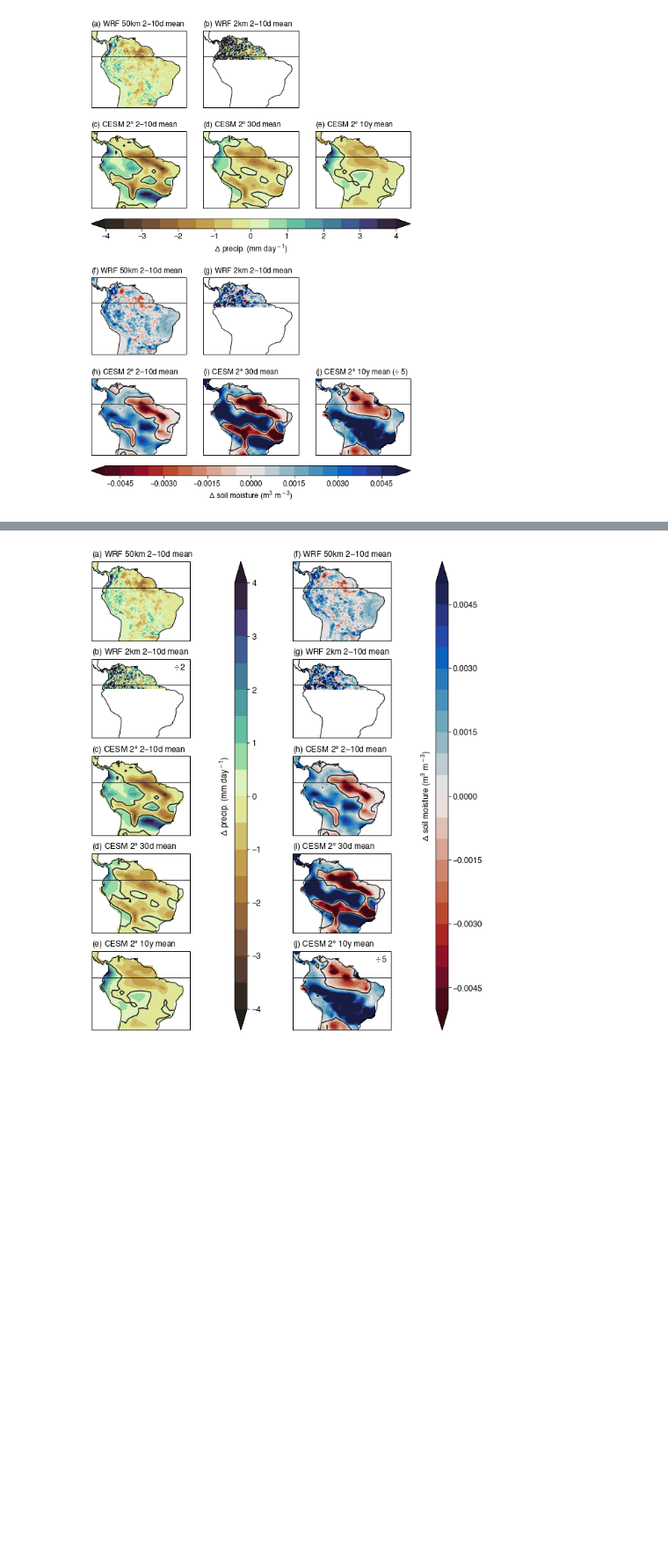
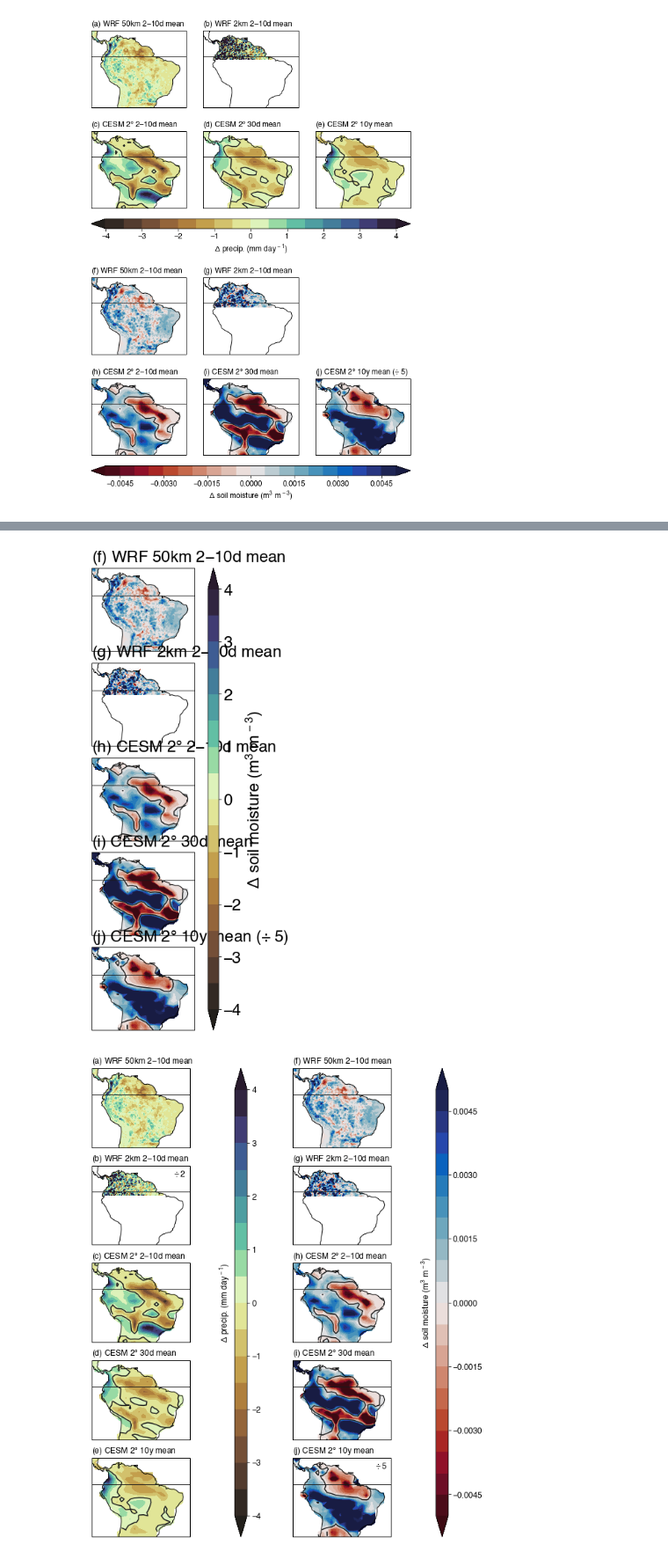
Before and after one commit to bairdlangenbrunner/amazon-phys-response-paper, a Jupyter notebook: scripts/POSTER_precip_and_soil_moisture_maps.ipynb, the cells around one changed output, grey strips where cells are left out. Shown at 88% size. Saved outputs shown, nothing was run; the diff lists cells and outputs as text; code cells hidden in the pictures; blank space fills up the shorter version.

Commit message:
add soil moisture maps

```diff
--- a/scripts/POSTER_precip_and_soil_moisture_maps.ipynb
+++ b/scripts/POSTER_precip_and_soil_moisture_maps.ipynb
@@ -1316,19 +1318,23 @@ fig.savefig('../figures/POSTER_precip_maps.pdf', bbox_inches='tight', transparen
 # %%
+fontsize=24
+
+fig = mp.figure(figsize=(3,10))
+
 map_proj = cartopy.crs.PlateCarree()
 
-ax1 = fig.add_subplot(gs[9], projection=map_proj)
+ax1 = fig.add_subplot(511, projection=map_proj)
 ax1.set_extent([273,329,-30,15], crs=map_proj)
 
-ax2 = fig.add_subplot(gs[10], projection=map_proj)
+ax2 = fig.add_subplot(512, projection=map_proj)
 ax2.set_extent([273,329,-30,15], crs=map_proj)
 
-ax3 = fig.add_subplot(gs[12], projection=map_proj)
+ax3 = fig.add_subplot(513, projection=map_proj)
 ax3.set_extent([273,329,-30,15], crs=map_proj)
 
-ax4 = fig.add_subplot(gs[13], projection=map_proj)
+ax4 = fig.add_subplot(514, projection=map_proj)
 ax4.set_extent([273,329,-30,15], crs=map_proj)
 
-ax5 = fig.add_subplot(gs[14], projection=map_proj)
+ax5 = fig.add_subplot(515, projection=map_proj)
 ax5.set_extent([273,329,-30,15], crs=map_proj)
 
 levels1 = numpy.arange(-0.005,0.0051,0.0005)
@@ -1348,43 +1354,47 @@ contour3 = ax3.contourf(lon_subset, lat_subset_open, SOILLIQ_wtdmean_10day, \
 ax3.contour(lon_subset, lat_subset_open, SOILLIQ_wtdmean_10day, levels=[0], colors='0.1')
 
 contour4 = ax4.contourf(lon_subset, lat_subset_open, SOILLIQ_wtdmean_30day, \
                         levels=levels1, \
                         cmap=cmocean.cm.balance_r, extend='both')
 ax4.contour(lon_subset, lat_subset_open, SOILLIQ_wtdmean_30day, levels=[0], colors='0.1')
 
 contour5 = ax5.contourf(lon_subset, lat_subset_open, SOILLIQ_wtdmean_10year/5., \
                         levels=levels1, \
                         cmap=cmocean.cm.balance_r, extend='both')
 ax5.contour(lon_subset, lat_subset_open, SOILLIQ_wtdmean_10year, levels=[0], colors='0.1')
 
 ax1.coastlines()
 ax2.coastlines()
 ax3.coastlines()
 ax4.coastlines()
 ax5.coastlines()
 
-ax1.text(s='(f) WRF 50km 2$-$10d mean', x=0, y=1.02, transform=ax1.transAxes, fontsize=fontsize, ha='left', va='bottom')
-ax2.text(s='(g) WRF 2km 2$-$10d mean', x=0, y=1.02, transform=ax2.transAxes, fontsize=fontsize, ha='left', va='bottom')
-ax3.text(s='(h) CESM 2$\degree$ 2$-$10d mean', x=0, y=1.02, transform=ax3.transAxes, fontsize=fontsize, ha='left', va='bottom')
-ax4.text(s='(i) CESM 2$\degree$ 30d mean', x=0, y=1.02, transform=ax4.transAxes, fontsize=fontsize, ha='left', va='bottom')
-ax5.text(s='(j) CESM 2$\degree$ 10y mean ($\div$ 5)', x=0, y=1.02, transform=ax5.transAxes, fontsize=fontsize, ha='left', va='bottom')
+fig.tight_layout()
+
+ax1.text(s='(f) WRF 50km\n2$-$10d mean', x=-.05, y=0.5, transform=ax1.transAxes, fontsize=fontsize, ha='right', va='center')
+ax2.text(s='(g) WRF 2km\n2$-$10d mean', x=-.05, y=0.5, transform=ax2.transAxes, fontsize=fontsize, ha='right', va='center')
+ax3.text(s='(h) CESM 2$\degree$\n2$-$10d mean', x=-.05, y=0.5, transform=ax3.transAxes, fontsize=fontsize, ha='right', va='center')
+ax4.text(s='(i) CESM 2$\degree$\n30d mean', x=-.05, y=0.5, transform=ax4.transAxes, fontsize=fontsize, ha='right', va='center')
+ax5.text(s='(j) CESM 2$\degree$\n10y mean', x=-.05, y=0.5, transform=ax5.transAxes, fontsize=fontsize, ha='right', va='center')
 
 ax1.axhline(0, lw='1', color='0.1', ls='-')
 ax2.axhline(0, lw='1', color='0.1', ls='-')
 ax3.axhline(0, lw='1', color='0.1', ls='-')
 ax4.axhline(0, lw='1', color='0.1', ls='-')
 ax5.axhline(0, lw='1', color='0.1', ls='-')
 
 # bottom plots
-axlpos = ax3.get_position()
-axrpos = ax5.get_position()
+axtpos = ax1.get_position()
+axbpos = ax5.get_position()
 
-cbar_ax = fig.add_axes([axlpos.x0,axlpos.y0-0.03,axrpos.x1-axlpos.x0,0.02])
-cbar = fig.colorbar(contour1, cax=cbar_ax, orientation='horizontal')
+cbar_ax = fig.add_axes([axbpos.x1,axbpos.y0,0.075,axtpos.y1-axbpos.y0])
+cbar = fig.colorbar(contour1_top, cax=cbar_ax, orientation='vertical')
 cbar_ax.tick_params(labelsize=fontsize)
 cbar.set_label('$\Delta$ soil moisture (m$^3$ m$^{\,-3}$)', fontsize=fontsize)
 
-fig.savefig('../figures/POSTER_soil_moisture_maps.png', dpi=600, bbox_inches='tight', transparent=True)
+fig.savefig('../figures/POSTER_soil_moisture_maps.pdf', bbox_inches='tight', transparent=True)
+# %% [output]
+[figure, added]
 # %%
 fontsize=12
 
```
Also changed, not shown: parts of 1 cell of this notebook, 1 other file.
